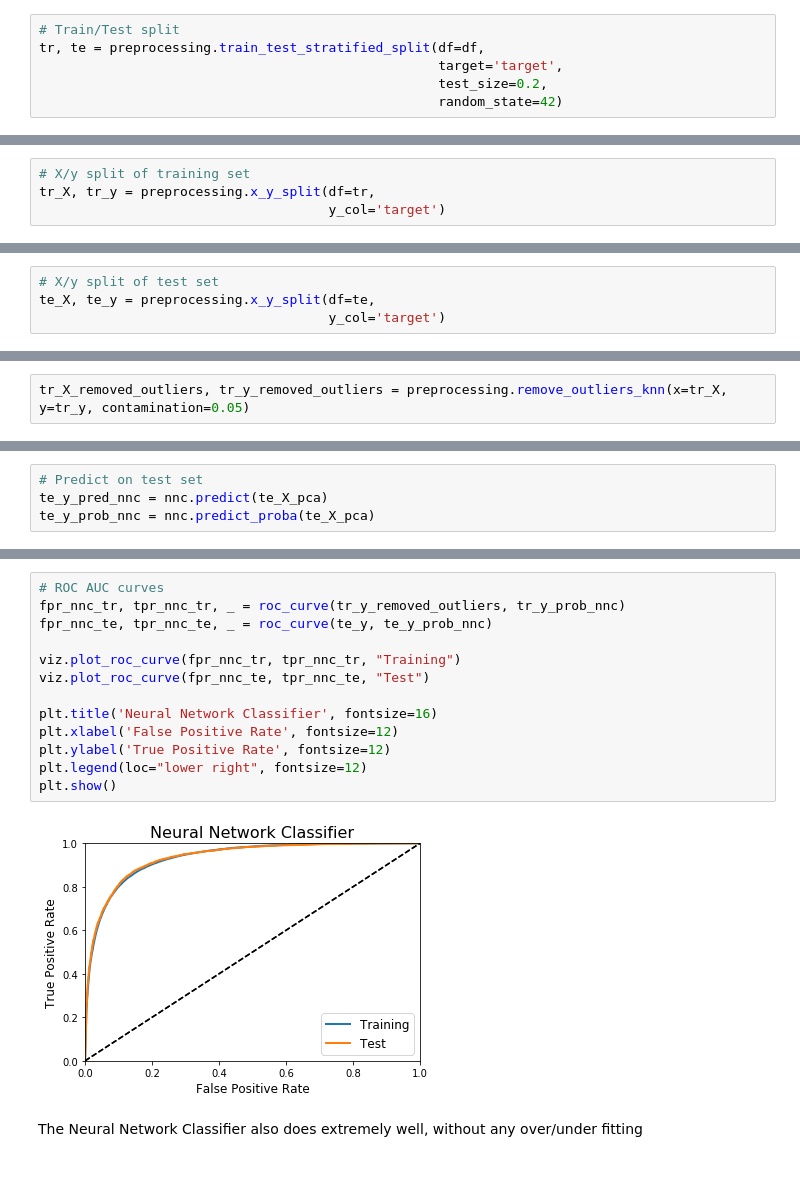
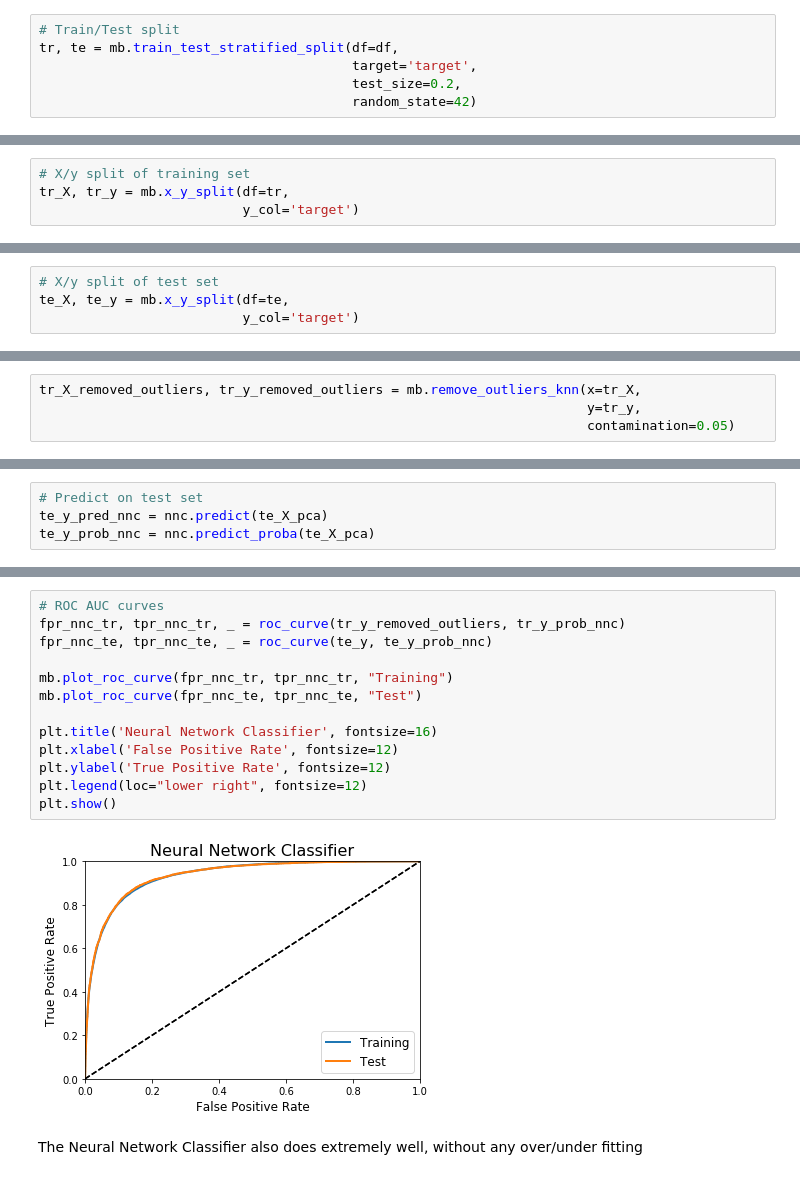
Before and after one commit to david-siqi-liu/MiniBooNE_ML, a Jupyter notebook: MiniBooNE.ipynb, the cells around one changed output, grey strips where cells are left out. Saved outputs shown, nothing was run; the diff lists cells and outputs as text.

```diff
--- a/MiniBooNE.ipynb
+++ b/MiniBooNE.ipynb
@@ -118,9 +114,9 @@ from miniboone.data import preprocessing
 # %%
 # Train/Test split
-tr, te = preprocessing.train_test_stratified_split(df=df,
-                                                   target='target',
-                                                   test_size=0.2,
-                                                   random_state=42)
+tr, te = mb.train_test_stratified_split(df=df,
+                                        target='target',
+                                        test_size=0.2,
+                                        random_state=42)
 # %% [output]
 Training set size: 104,051
 Test set size: 26,013
@@ -146,14 +142,14 @@ te.head()
 5 rows × 51 columns
 # %%
 # X/y split of training set
-tr_X, tr_y = preprocessing.x_y_split(df=tr,
-                                     y_col='target')
+tr_X, tr_y = mb.x_y_split(df=tr,
+                          y_col='target')
 # %% [output]
 Class ratio: 0.28062
 # %%
 # X/y split of test set
-te_X, te_y = preprocessing.x_y_split(df=te,
-                                     y_col='target')
+te_X, te_y = mb.x_y_split(df=te,
+                          y_col='target')
 # %% [output]
 Class ratio: 0.28063
 # %% [markdown]
@@ -167,7 +163,9 @@ PCA relies on variables being in the same scale. For standardization, we will be
 # %% [markdown]
 We will use PyOD to identify outliers. Specifically, we will use the k-Nearest Neighbour detector. [Source code](https://github.com/yzhao062/pyod/blob/master/pyod/models/knn.py)
 # %%
-tr_X_removed_outliers, tr_y_removed_outliers = preprocessing.remove_outliers_knn(x=tr_X, y=tr_y, contamination=0.05)
+tr_X_removed_outliers, tr_y_removed_outliers = mb.remove_outliers_knn(x=tr_X,
+                                                                      y=tr_y,
+                                                                      contamination=0.05)
 # %% [output]
 5.00% among 104,051 sample points are identified and removed as outliers
 # %%
@@ -568,18 +564,18 @@ ROC AUC - Test
 # %%
 # ROC AUC curves
 fpr_nnc_tr, tpr_nnc_tr, _ = roc_curve(tr_y_removed_outliers, tr_y_prob_nnc)
 fpr_nnc_te, tpr_nnc_te, _ = roc_curve(te_y, te_y_prob_nnc)
 
-viz.plot_roc_curve(fpr_nnc_tr, tpr_nnc_tr, "Training")
-viz.plot_roc_curve(fpr_nnc_te, tpr_nnc_te, "Test")
+mb.plot_roc_curve(fpr_nnc_tr, tpr_nnc_tr, "Training")
+mb.plot_roc_curve(fpr_nnc_te, tpr_nnc_te, "Test")
 
 plt.title('Neural Network Classifier', fontsize=16)
 plt.xlabel('False Positive Rate', fontsize=12)
 plt.ylabel('True Positive Rate', fontsize=12)
 plt.legend(loc="lower right", fontsize=12)
 plt.show()
 # %% [output]
-[figure, old version]
+[figure, new version]
 # %% [markdown]
 The Neural Network Classifier also does extremely well, without any over/under fitting
 # %% [markdown]
```
Also changed, not shown: parts of 23 cells of this notebook, 17 other files.
